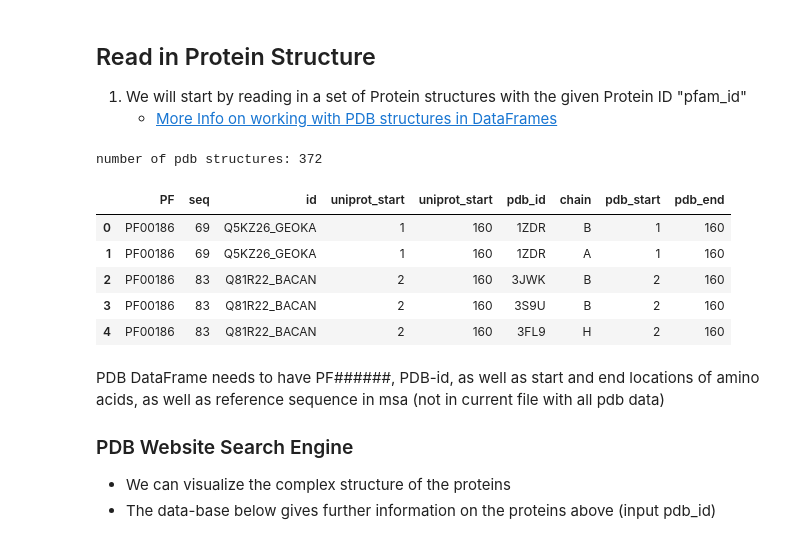
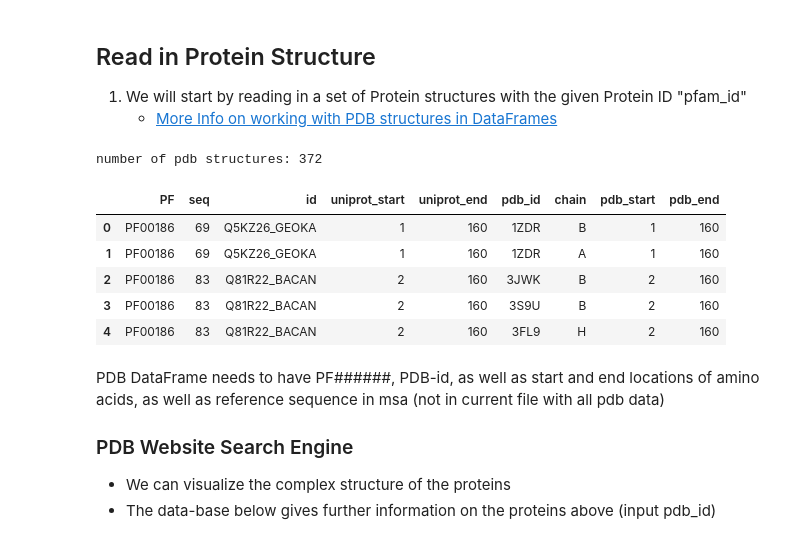
Before and after one commit to evancresswell/DCA_ER, a Jupyter notebook: ecc_DCA_ER.ipynb, the cells around one changed output. Cells and saved outputs as stored; diff of their text form; code cells hidden in the pictures.

```diff
--- a/ecc_DCA_ER.ipynb
+++ b/ecc_DCA_ER.ipynb
@@ -36,41 +36,42 @@ np.random.seed(1)
 # %%
 data_path = Path('/home', 'eclay','Pfam-A.full')
 data_path = Path('Pfam-A.full')
+DCA_ER_dir = Path('/home/evan/PycharmProjects/DCA_ER/')
 
 pfam_id = 'PF00023'
 pfam_id = 'PF00011'
 pfam_id = 'PF00186'
 
 n_jobs = 6
 
 
 # Set DCA_ER directory
 DCA_dir = os.getcwd()
 
 # Define data directories
 # Need to think on best way to do this..
 # Referencing the same dataframe may be useful so we dont always have to load individual ref files...
 # however we also
 individual_pdb_ref_file = Path(data_path, pfam_id, 'pdb_refs.npy')
 pdb = np.load(individual_pdb_ref_file)
 processed_data_dir = "%s/protein_data/data_processing_output" % DCA_dir
 
 # delete 'b' in front of letters (python 2 --> python 3)
 pdb = np.array([pdb[t,i].decode('UTF-8') for t in range(pdb.shape[0]) \
          for i in range(pdb.shape[1])]).reshape(pdb.shape[0],pdb.shape[1])
 
 
 # Print number of pdb structures in Protein ID folder
 npdb = pdb.shape[0]
 print('number of pdb structures:',npdb)
 
 # Create pandas dataframe for protein structure
-pdb_df = pd.DataFrame(pdb,columns = ['PF','seq','id','uniprot_start','uniprot_start',\
+pdb_df = pd.DataFrame(pdb,columns = ['PF','seq','id','uniprot_start','uniprot_end',\
                                  'pdb_id','chain','pdb_start','pdb_end'])
 pdb_df.head()
 # %% [output]
 number of pdb structures: 372
-|  | PF | seq | id | uniprot_start | uniprot_start | pdb_id | chain | pdb_start | pdb_end |
+|  | PF | seq | id | uniprot_start | uniprot_end | pdb_id | chain | pdb_start | pdb_end |
 | 0 | PF00186 | 69 | Q5KZ26_GEOKA | 1 | 160 | 1ZDR | B | 1 | 160 |
 | 1 | PF00186 | 69 | Q5KZ26_GEOKA | 1 | 160 | 1ZDR | A | 1 | 160 |
 | 2 | PF00186 | 83 | Q81R22_BACAN | 2 | 160 | 3JWK | B | 2 | 160 |
```
Also changed, not shown: parts of 9 cells of this notebook, 4 other files.
